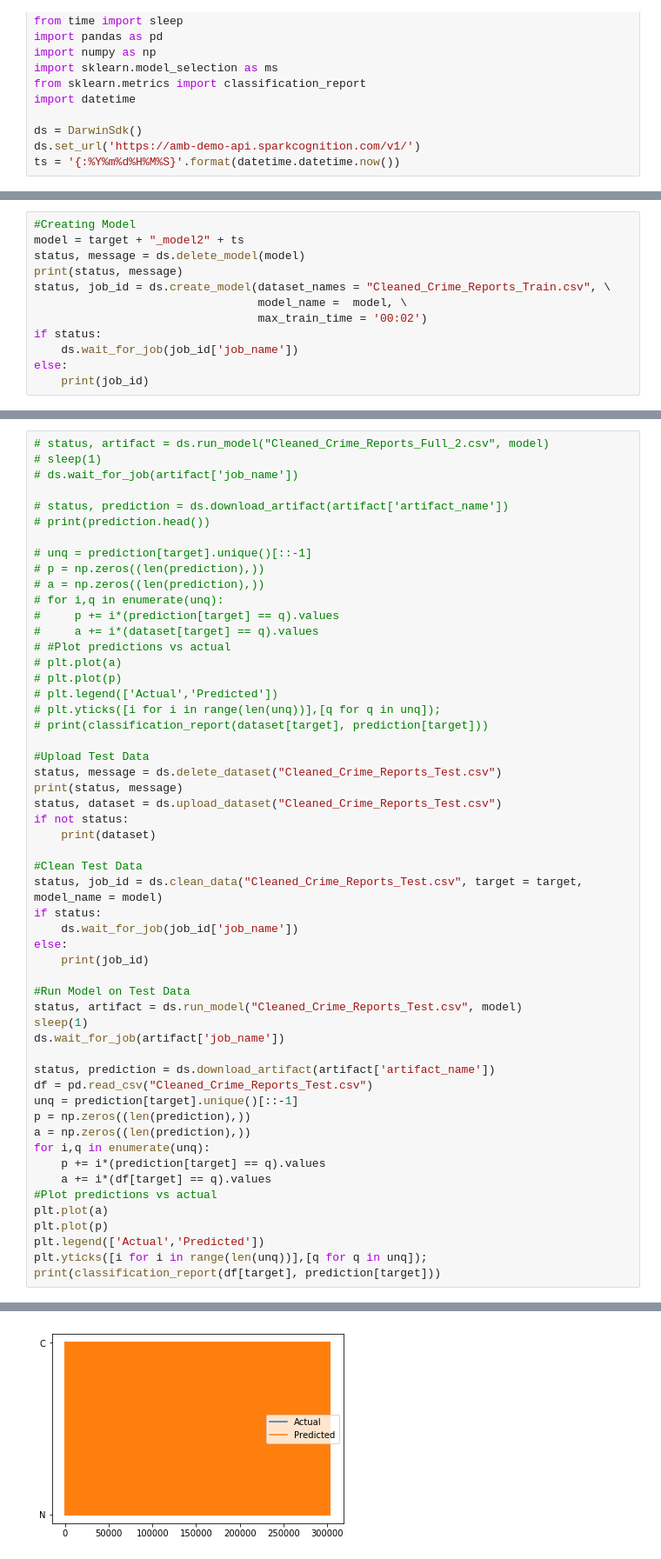
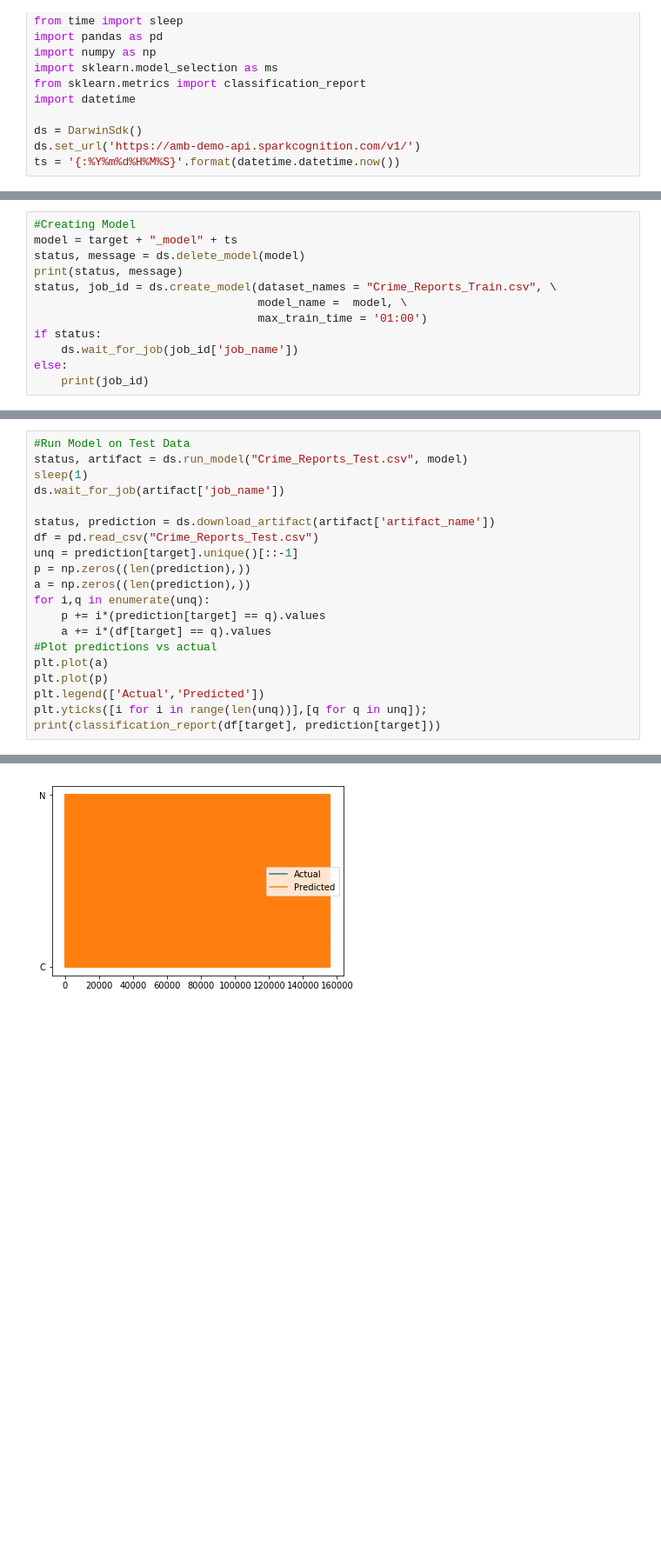
Before and after one commit to avnerkhan/Sparkcog-Project-Official, a Jupyter notebook: Crime_Reports_Project.ipynb, the cells around one changed output, grey strips where cells are left out. Shown at 87% size. Cells and saved outputs as stored; diff of their text form; blank space fills up the shorter version.

Commit message:
cleaned up code and ran test with 1 hr of training

```diff
--- a/Crime_Reports_Project.ipynb
+++ b/Crime_Reports_Project.ipynb
@@ -158,11 +152,11 @@ True None
 # %%
 #Creating Model
-model = target + "_model2" + ts
+model = target + "_model" + ts
 status, message = ds.delete_model(model)
 print(status, message)
-status, job_id = ds.create_model(dataset_names = "Cleaned_Crime_Reports_Train.csv", \
+status, job_id = ds.create_model(dataset_names = "Crime_Reports_Train.csv", \
                                  model_name =  model, \
-                                 max_train_time = '00:02')
+                                 max_train_time = '01:00')
 if status:
     ds.wait_for_job(job_id['job_name'])
 else:
@@ -219,45 +236,11 @@ dtype: float64
 # %%
-# status, artifact = ds.run_model("Cleaned_Crime_Reports_Full_2.csv", model)
-# sleep(1)
-# ds.wait_for_job(artifact['job_name'])
-
-# status, prediction = ds.download_artifact(artifact['artifact_name'])
-# print(prediction.head())
-
-# unq = prediction[target].unique()[::-1]
-# p = np.zeros((len(prediction),))
-# a = np.zeros((len(prediction),))
-# for i,q in enumerate(unq):
-#     p += i*(prediction[target] == q).values
-#     a += i*(dataset[target] == q).values
-# #Plot predictions vs actual
-# plt.plot(a)
-# plt.plot(p)
-# plt.legend(['Actual','Predicted'])
-# plt.yticks([i for i in range(len(unq))],[q for q in unq]);
-# print(classification_report(dataset[target], prediction[target]))
-
-#Upload Test Data
-status, message = ds.delete_dataset("Cleaned_Crime_Reports_Test.csv")
-print(status, message)
-status, dataset = ds.upload_dataset("Cleaned_Crime_Reports_Test.csv")
-if not status:
-    print(dataset)
-
-#Clean Test Data
-status, job_id = ds.clean_data("Cleaned_Crime_Reports_Test.csv", target = target, model_name = model)
-if status:
-    ds.wait_for_job(job_id['job_name'])
-else:
-    print(job_id)
-
 #Run Model on Test Data
-status, artifact = ds.run_model("Cleaned_Crime_Reports_Test.csv", model)
+status, artifact = ds.run_model("Crime_Reports_Test.csv", model)
 sleep(1)
 ds.wait_for_job(artifact['job_name'])
 
 status, prediction = ds.download_artifact(artifact['artifact_name'])
-df = pd.read_csv("Cleaned_Crime_Reports_Test.csv")
+df = pd.read_csv("Crime_Reports_Test.csv")
 unq = prediction[target].unique()[::-1]
 p = np.zeros((len(prediction),))
 a = np.zeros((len(prediction),))
@@ -288,4 +267,4 @@ weighted avg       0.88      0.88      0.88    303225
-[figure, old version]
+[figure, new version]
 # %%
 status, model_type = ds.lookup_model_name(model)
 print(model_type['description']['best_genome'])
```
Also changed, not shown: parts of 14 cells of this notebook, 3 other files.
